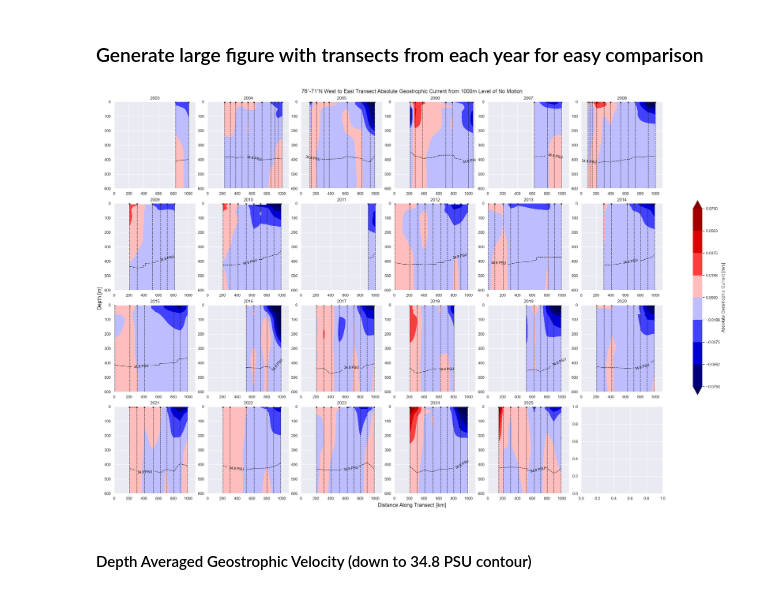
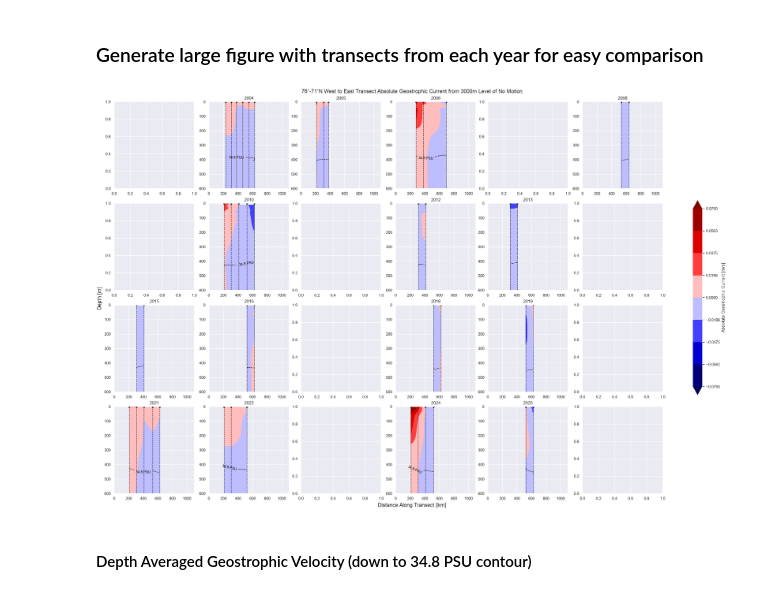
Before and after one commit to ben-sprague/3D-TEA-BAG, a Jupyter notebook: geo_vel.ipynb, the cells around one changed output. Drawn from its saved outputs; the diff is of its cells as text; code cells hidden in the pictures.

Commit message:
Add integration for 2000 and 3000m level of no motion

```diff
--- a/geo_vel.ipynb
+++ b/geo_vel.ipynb
@@ -208,10 +208,10 @@ def integrate_agc(cruise_transect_dict):
         abs_geo_vel = dsops.integrate_from_level_of_no_motion(transect, 1000)
         transect['agv_lnm_1000'] = abs_geo_vel
         #2000m level of no motion
-        abs_geo_vel = dsops.integrate_from_level_of_no_motion(transect, 1000)
+        abs_geo_vel = dsops.integrate_from_level_of_no_motion(transect, 2000)
         transect['agv_lnm_2000'] = abs_geo_vel
         #3000m level of no motion
-        abs_geo_vel = dsops.integrate_from_level_of_no_motion(transect, 1000)
+        abs_geo_vel = dsops.integrate_from_level_of_no_motion(transect, 3000)
         transect['agv_lnm_3000'] = abs_geo_vel
 
 
@@ -418,7 +418,7 @@ track_names = ['140˚W South to North', '150˚W South to North', '78˚-75˚N Wes
 file_names = ['ns_e', 'ns_w', 'ew_n', 'ew_s']
 right_limits = [900, 1100, 600, 1100]
 
-variable = 'agv_lnm_1000'
+variable = 'agv_lnm_3000'
 
 for i, transect_dict in enumerate(data_sets_dicts):
     track_name = track_names[i]
@@ -427,34 +427,34 @@ for i, transect_dict in enumerate(data_sets_dicts):
     for j, key in enumerate(transect_dict):
         year = key
         transect = transect_dict[year]
 
         index = np.unravel_index(j, (4,6))
 
         mega_figure, axs[index], cbar_obj = plotter.plot_transect(
             transect=transect,
             x = 'distance',
             y = 'depth',
             data = variable,
             fig = mega_figure,
             ax = axs[index],
             cmap = colormaps['seismic'],
             title = str(year),
             levels = 0.075,
             colorbar = False,
             bounds = {'top': 0, 'bottom': 600, 'left': 0, 'right': right_limits[i]},
             xlabel=False,
             ylabel=False,
             legend=False,
             seafloor=False
         )
 
-    mega_figure.suptitle(f"{track_name} Transect Absolute Geostrophic Current from 1000m Level of No Motion")
+    mega_figure.suptitle(f"{track_name} Transect Absolute Geostrophic Current from 3000m Level of No Motion")
     mega_figure.supxlabel("Distance Along Transect [km]")
     mega_figure.supylabel("Depth [m]")
     mega_figure.colorbar(cbar_obj, ax = axs, label = "Absolute Geostrophic Current [m/s]", shrink = 0.5)
     file_name = f"{file_names[i]}_{variable}.png"
     plt.savefig(f"/Users/ben/Desktop/3D-TEA-BAG/plots/{file_name}")
 # %% [output]
-[figure, old version]
+[figure, new version]
 # %% [markdown]
 #### Depth Averaged Geostrophic Velocity (down to 34.8 PSU contour)
```
Also changed, not shown: parts of 1 cell of this notebook.
